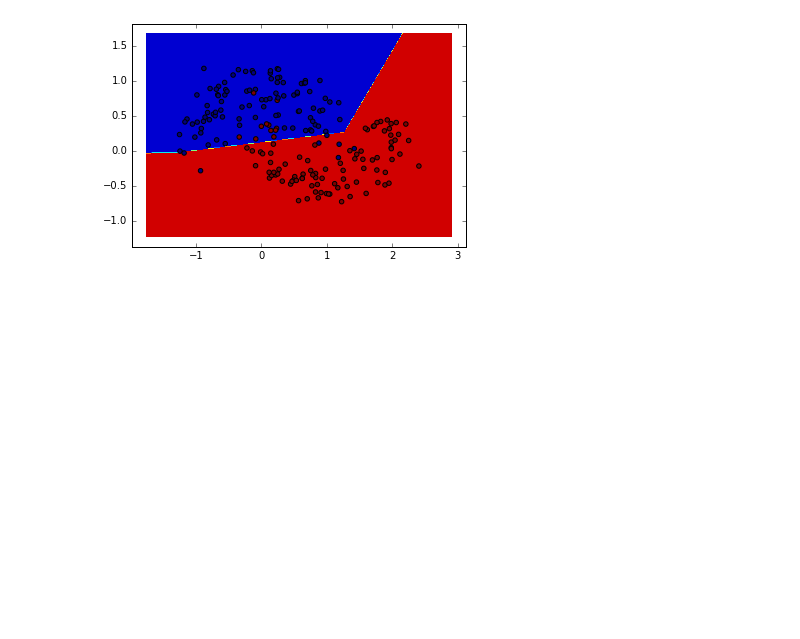
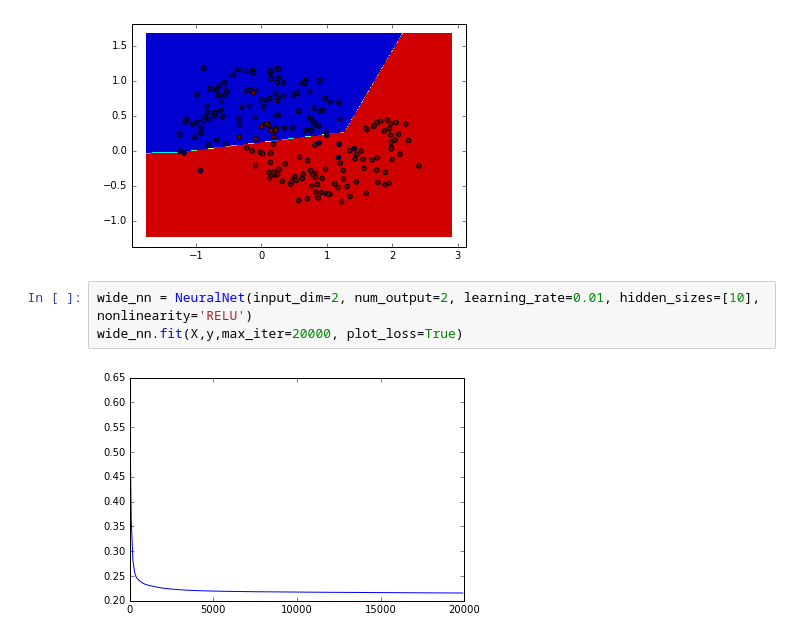
Before and after one commit to dvizye/basic-nn, a Jupyter notebook: nn-test.ipynb, the cells around one changed output. Cells and saved outputs as stored; diff of their text form; blank space fills up the shorter version.

```diff
--- a/nn-test.ipynb
+++ b/nn-test.ipynb
@@ -182,3 +182,8 @@ nn.fit(X,y,max_iter=20000, plot_loss=True)
 nn.plot_decision_boundary(X, y)
 # %% [output]
 [figure]
+# %%
+wide_nn = NeuralNet(input_dim=2, num_output=2, learning_rate=0.01, hidden_sizes=[10], nonlinearity='RELU')
+wide_nn.fit(X,y,max_iter=20000, plot_loss=True)
+# %% [output]
+[figure, added]
```
Also changed, not shown: parts of 1 cell of this notebook.
